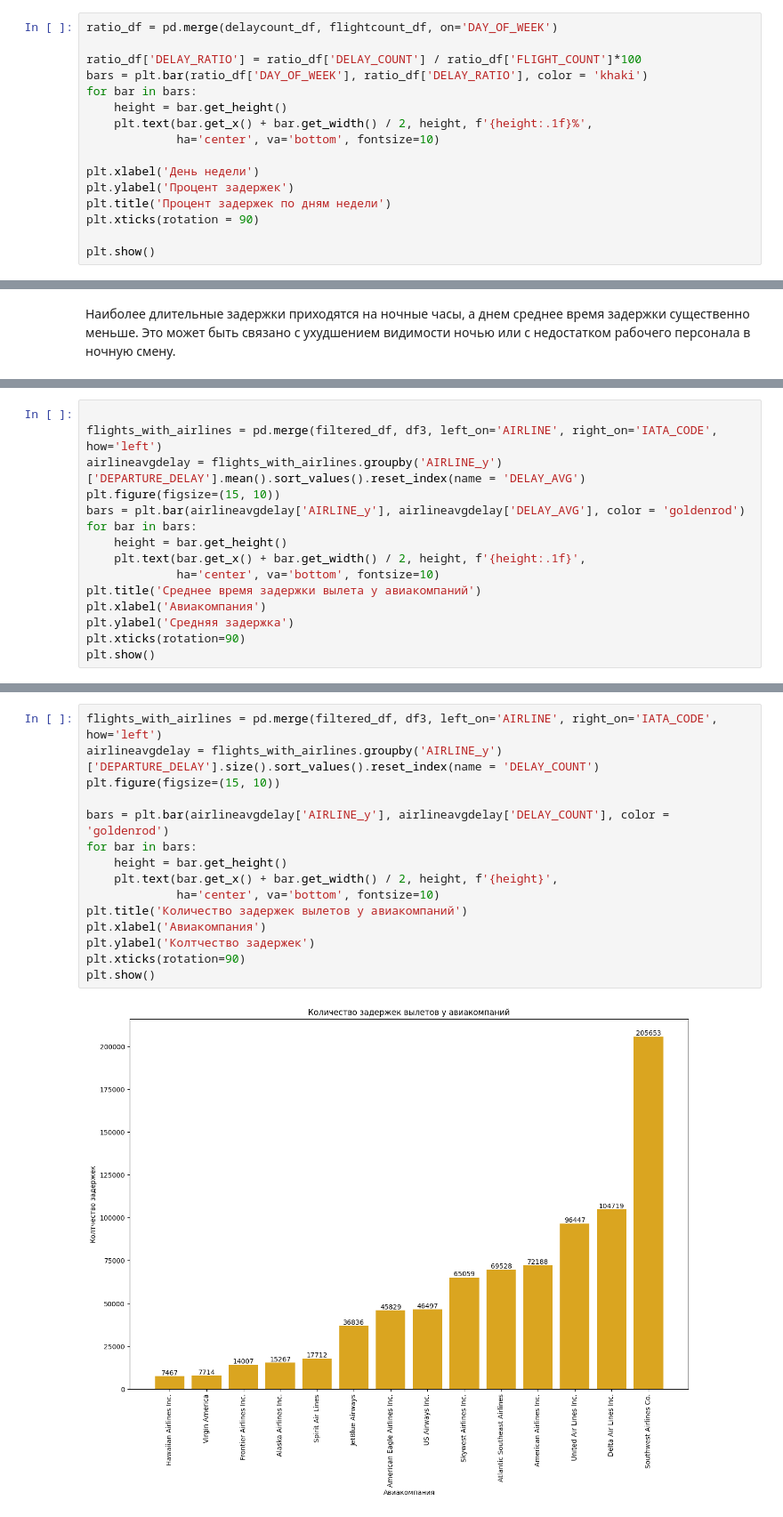
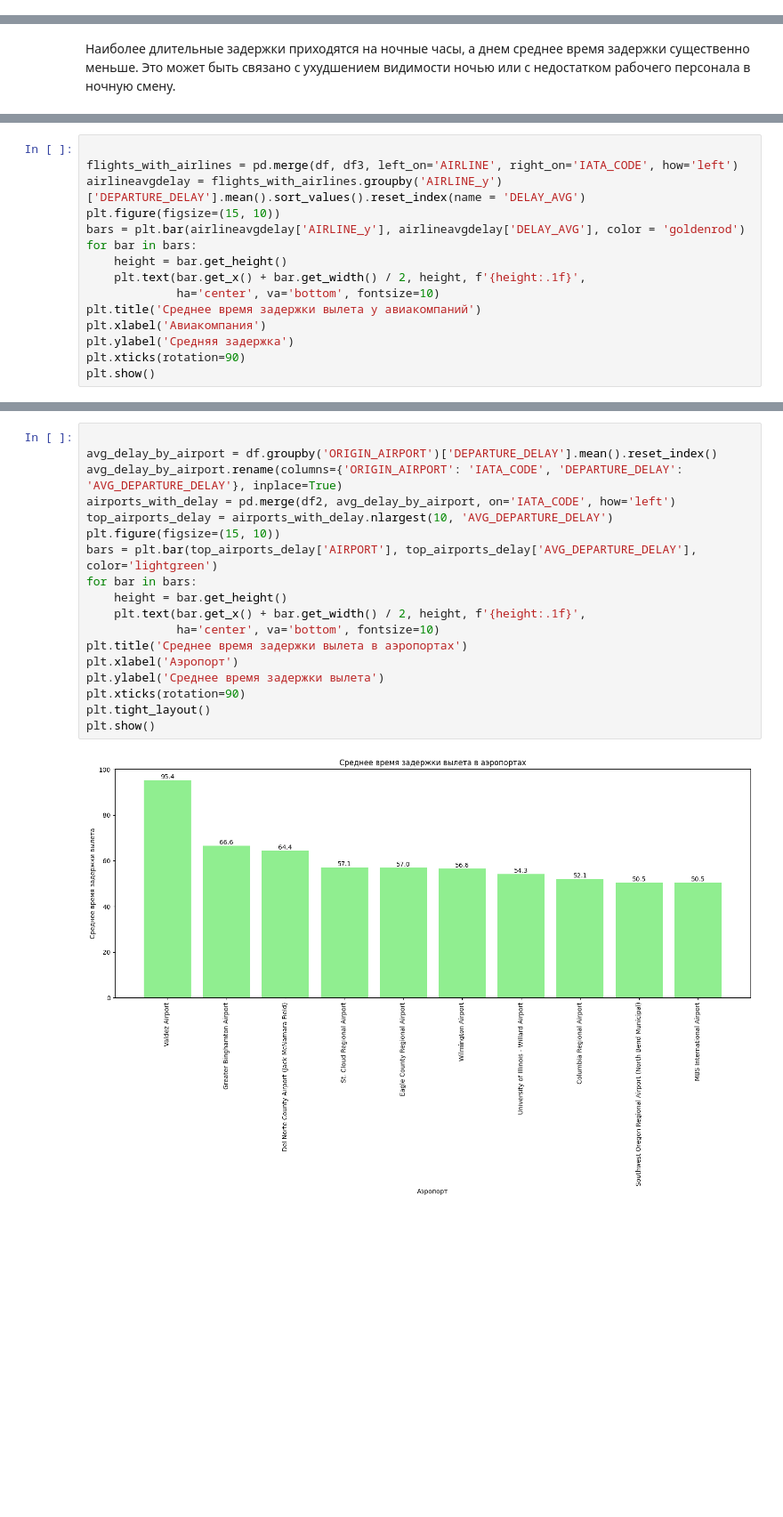
Before and after one commit to ilyachti/statprac, a Jupyter notebook: hw4.ipynb, the cells around one changed output, grey strips where cells are left out. Shown: that part at 89% size. Drawn from its saved outputs; the diff is of its cells as text; blank space fills up the shorter version.

```diff
--- a/hw4.ipynb
+++ b/hw4.ipynb
@@ -65,16 +78,0 @@ plt.show()
-# %%
-ratio_df = pd.merge(delaycount_df, flightcount_df, on='DAY_OF_WEEK')
-
-ratio_df['DELAY_RATIO'] = ratio_df['DELAY_COUNT'] / ratio_df['FLIGHT_COUNT']*100
-bars = plt.bar(ratio_df['DAY_OF_WEEK'], ratio_df['DELAY_RATIO'], color = 'khaki')
-for bar in bars:
-    height = bar.get_height()
-    plt.text(bar.get_x() + bar.get_width() / 2, height, f'{height:.1f}%',
-             ha='center', va='bottom', fontsize=10)
-
-plt.xlabel('День недели')
-plt.ylabel('Процент задержек')
-plt.title('Процент задержек по дням недели')
-plt.xticks(rotation = 90)
-
-plt.show()
@@ -127,6 +101,6 @@ plt.show()
 # %%
 
-flights_with_airlines = pd.merge(filtered_df, df3, left_on='AIRLINE', right_on='IATA_CODE', how='left')
+flights_with_airlines = pd.merge(df, df3, left_on='AIRLINE', right_on='IATA_CODE', how='left')
 airlineavgdelay = flights_with_airlines.groupby('AIRLINE_y')['DEPARTURE_DELAY'].mean().sort_values().reset_index(name = 'DELAY_AVG')
 plt.figure(figsize=(15, 10))
 bars = plt.bar(airlineavgdelay['AIRLINE_y'], airlineavgdelay['DELAY_AVG'], color = 'goldenrod')
@@ -146,17 +122,20 @@ plt.show()
 # %%
-flights_with_airlines = pd.merge(filtered_df, df3, left_on='AIRLINE', right_on='IATA_CODE', how='left')
-airlineavgdelay = flights_with_airlines.groupby('AIRLINE_y')['DEPARTURE_DELAY'].size().sort_values().reset_index(name = 'DELAY_COUNT')
+
+avg_delay_by_airport = df.groupby('ORIGIN_AIRPORT')['DEPARTURE_DELAY'].mean().reset_index()
+avg_delay_by_airport.rename(columns={'ORIGIN_AIRPORT': 'IATA_CODE', 'DEPARTURE_DELAY': 'AVG_DEPARTURE_DELAY'}, inplace=True)
+airports_with_delay = pd.merge(df2, avg_delay_by_airport, on='IATA_CODE', how='left')
+top_airports_delay = airports_with_delay.nlargest(10, 'AVG_DEPARTURE_DELAY')
 plt.figure(figsize=(15, 10))
-
-bars = plt.bar(airlineavgdelay['AIRLINE_y'], airlineavgdelay['DELAY_COUNT'], color = 'goldenrod')
+bars = plt.bar(top_airports_delay['AIRPORT'], top_airports_delay['AVG_DEPARTURE_DELAY'], color='lightgreen')
 for bar in bars:
     height = bar.get_height()
-    plt.text(bar.get_x() + bar.get_width() / 2, height, f'{height}',
+    plt.text(bar.get_x() + bar.get_width() / 2, height, f'{height:.1f}',
              ha='center', va='bottom', fontsize=10)
-plt.title('Количество задержек вылетов у авиакомпаний')
-plt.xlabel('Авиакомпания')
-plt.ylabel('Колтчество задержек')
+plt.title('Среднее время задержки вылета в аэропортах')
+plt.xlabel('Аэропорт')
+plt.ylabel('Среднее время задержки вылета')
 plt.xticks(rotation=90)
+plt.tight_layout()
 plt.show()
 # %% [output]
-[figure, old version]
+[figure, new version]
```
Also changed, not shown: parts of 43 cells of this notebook.
